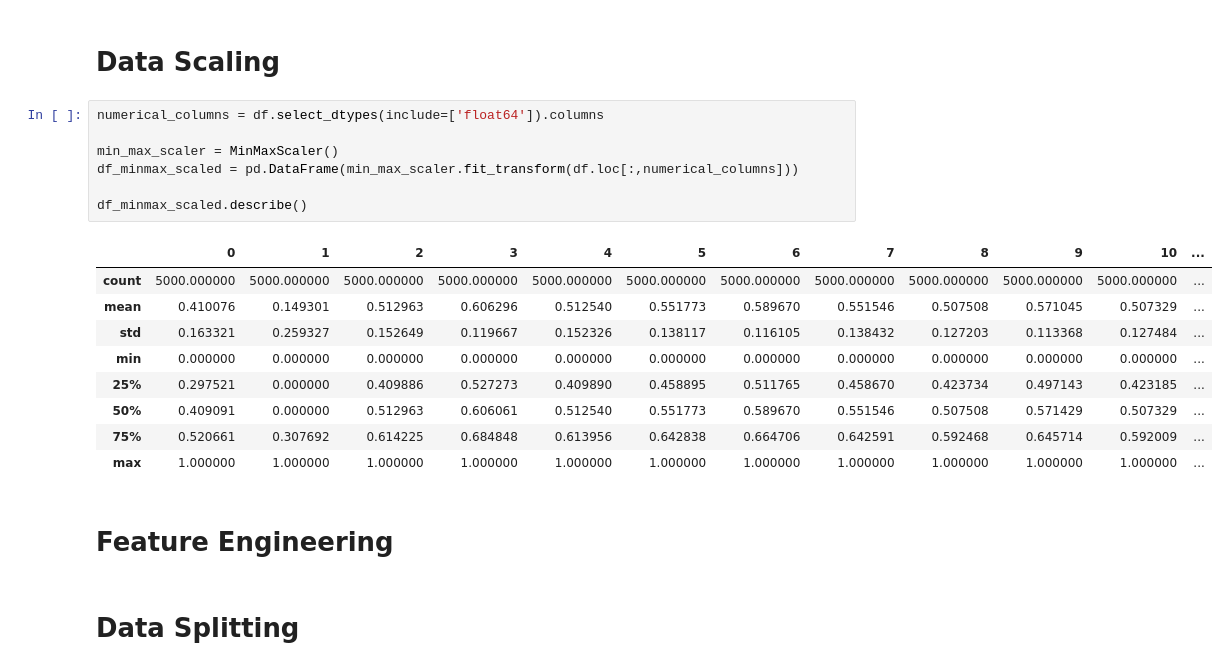
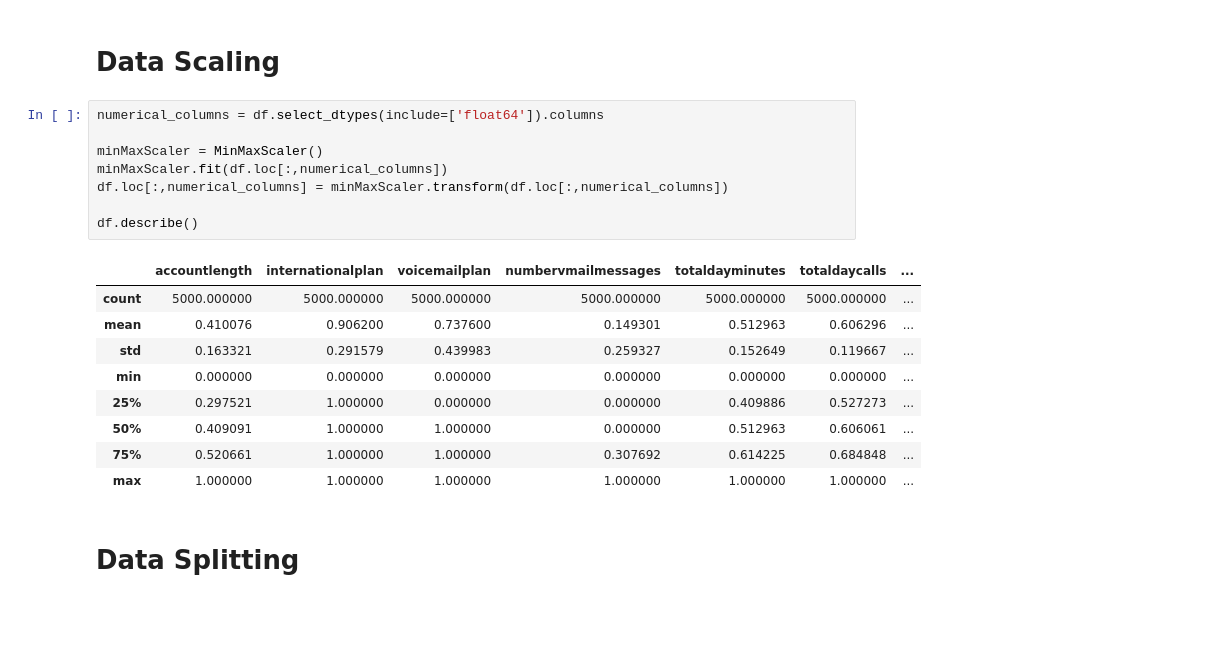
Before and after one commit to TheNoobGoda/ids-project, a Jupyter notebook: src/data_pre_processing.ipynb, the cells around one changed output. Saved outputs shown, nothing was run; the diff lists cells and outputs as text; blank space fills up the shorter version.

```diff
--- a/src/data_pre_processing.ipynb
+++ b/src/data_pre_processing.ipynb
@@ -135,22 +135,21 @@ df['voicemailplan'] = df['voicemailplan'].map({
 # %%
 numerical_columns = df.select_dtypes(include=['float64']).columns
 
-min_max_scaler = MinMaxScaler()
-df_minmax_scaled = pd.DataFrame(min_max_scaler.fit_transform(df.loc[:,numerical_columns]))
+minMaxScaler = MinMaxScaler()
+minMaxScaler.fit(df.loc[:,numerical_columns])
+df.loc[:,numerical_columns] = minMaxScaler.transform(df.loc[:,numerical_columns])
 
-df_minmax_scaled.describe()
+df.describe()
 # %% [output]
-|  | 0 | 1 | 2 | 3 | 4 | 5 | 6 | 7 | 8 | 9 | 10 | ... |
-| count | 5000.000000 | 5000.000000 | 5000.000000 | 5000.000000 | 5000.000000 | 5000.000000 | 5000.000000 | 5000.000000 | 5000.000000 | 5000.000000 | 5000.000000 | ... |
-| mean | 0.410076 | 0.149301 | 0.512963 | 0.606296 | 0.512540 | 0.551773 | 0.589670 | 0.551546 | 0.507508 | 0.571045 | 0.507329 | ... |
-| std | 0.163321 | 0.259327 | 0.152649 | 0.119667 | 0.152326 | 0.138117 | 0.116105 | 0.138432 | 0.127203 | 0.113368 | 0.127484 | ... |
-| min | 0.000000 | 0.000000 | 0.000000 | 0.000000 | 0.000000 | 0.000000 | 0.000000 | 0.000000 | 0.000000 | 0.000000 | 0.000000 | ... |
-| 25% | 0.297521 | 0.000000 | 0.409886 | 0.527273 | 0.409890 | 0.458895 | 0.511765 | 0.458670 | 0.423734 | 0.497143 | 0.423185 | ... |
-| 50% | 0.409091 | 0.000000 | 0.512963 | 0.606061 | 0.512540 | 0.551773 | 0.589670 | 0.551546 | 0.507508 | 0.571429 | 0.507329 | ... |
-| 75% | 0.520661 | 0.307692 | 0.614225 | 0.684848 | 0.613956 | 0.642838 | 0.664706 | 0.642591 | 0.592468 | 0.645714 | 0.592009 | ... |
-| max | 1.000000 | 1.000000 | 1.000000 | 1.000000 | 1.000000 | 1.000000 | 1.000000 | 1.000000 | 1.000000 | 1.000000 | 1.000000 | ... |
+|  | accountlength | internationalplan | voicemailplan | numbervmailmessages | totaldayminutes | totaldaycalls | ... |
+| count | 5000.000000 | 5000.000000 | 5000.000000 | 5000.000000 | 5000.000000 | 5000.000000 | ... |
+| mean | 0.410076 | 0.906200 | 0.737600 | 0.149301 | 0.512963 | 0.606296 | ... |
+| std | 0.163321 | 0.291579 | 0.439983 | 0.259327 | 0.152649 | 0.119667 | ... |
+| min | 0.000000 | 0.000000 | 0.000000 | 0.000000 | 0.000000 | 0.000000 | ... |
+| 25% | 0.297521 | 1.000000 | 0.000000 | 0.000000 | 0.409886 | 0.527273 | ... |
+| 50% | 0.409091 | 1.000000 | 1.000000 | 0.000000 | 0.512963 | 0.606061 | ... |
+| 75% | 0.520661 | 1.000000 | 1.000000 | 0.307692 | 0.614225 | 0.684848 | ... |
+| max | 1.000000 | 1.000000 | 1.000000 | 1.000000 | 1.000000 | 1.000000 | ... |
-# %% [markdown]
-# Feature Engineering
 # %% [markdown]
 # Data Splitting
 # %% [markdown]
```
